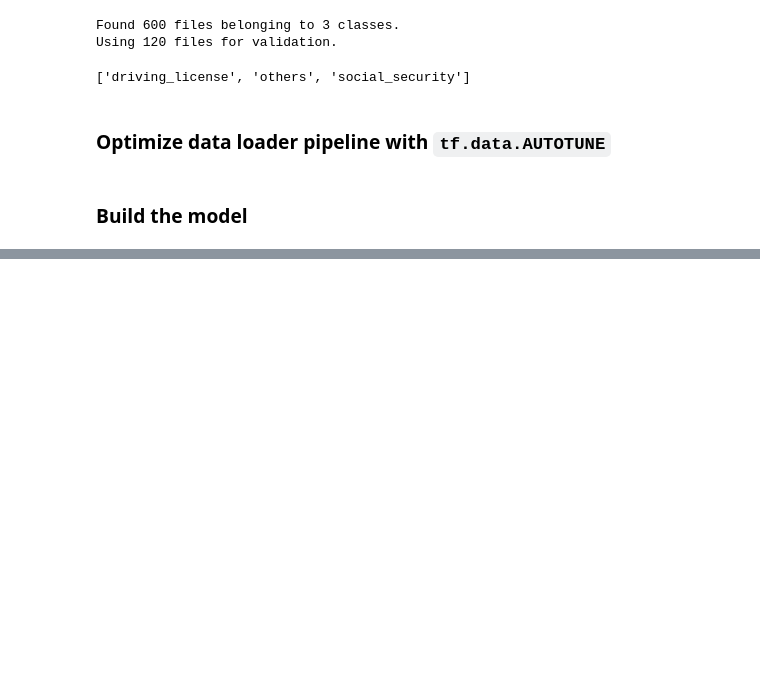
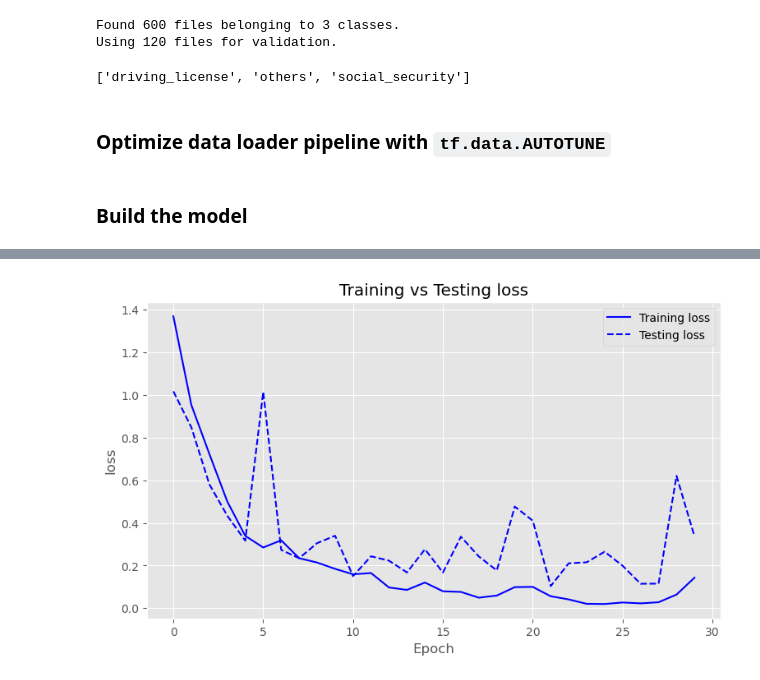
Before and after one commit to JacobJ215/Real-Time-Image-Classification, a Jupyter notebook: cnn.ipynb, the cells around one changed output, grey strips where cells are left out. Cells and saved outputs as stored; diff of their text form; code cells hidden in the pictures; blank space fills up the shorter version.

Commit message:
completed data augmentation

```diff
--- a/cnn.ipynb
+++ b/cnn.ipynb
@@ -416,0 +419,11 @@ learning_curve(history, "accuracy")
+# %%
+data_augmentation = keras.Sequential(
+  [
+    keras.layers.RandomFlip("horizontal",
+                      input_shape=(img_height,
+                                  img_width,
+                                  3)),
+    keras.layers.RandomRotation(0.1),
+    keras.layers.RandomZoom(0.1),
+  ]
+)
@@ -416,0 +441,15 @@ learning_curve(history, "accuracy")
+# %%
+model = Sequential([
+  data_augmentation,
+  keras.layers.Rescaling(1./255),
+  keras.layers.Conv2D(16, 3, padding='same', activation='relu'),
+  keras.layers.MaxPooling2D(),
+  keras.layers.Conv2D(32, 3, padding='same', activation='relu'),
+  keras.layers.MaxPooling2D(),
+  keras.layers.Conv2D(64, 3, padding='same', activation='relu'),
+  keras.layers.MaxPooling2D(),
+  keras.layers.Dropout(0.2),
+  keras.layers.Flatten(),
+  keras.layers.Dense(128, activation='relu'),
+  keras.layers.Dense(num_classes)
+])
@@ -416,0 +467,6 @@ learning_curve(history, "accuracy")
+# %%
+model.compile(optimizer='adam',
+              loss=tf.keras.losses.SparseCategoricalCrossentropy(from_logits=True),
+              metrics=['accuracy'])
+
+model.summary()
@@ -416,0 +491,8 @@ learning_curve(history, "accuracy")
+# %%
+# Fit the model
+history = model.fit(train_ds,
+        steps_per_epoch=len(train_ds),
+        validation_data=val_ds,
+        validation_steps=len(val_ds),
+        epochs=30
+        )
@@ -416,0 +538,4 @@ learning_curve(history, "accuracy")
+# %%
+learning_curve(history, "loss")
+# %% [output]
+[figure, added]
```
Also changed, not shown: parts of 18 cells of this notebook.
